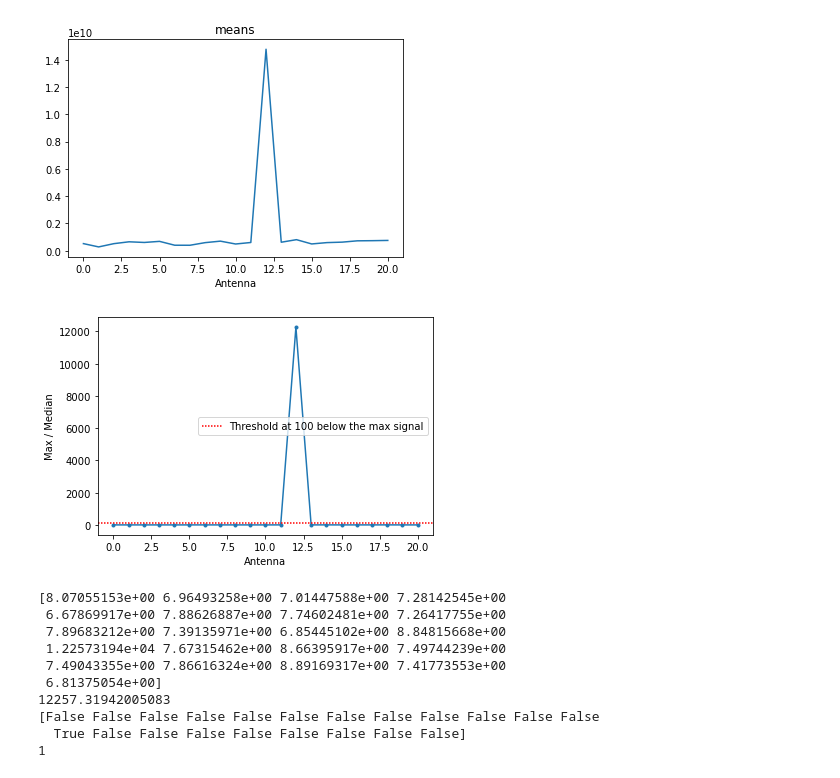
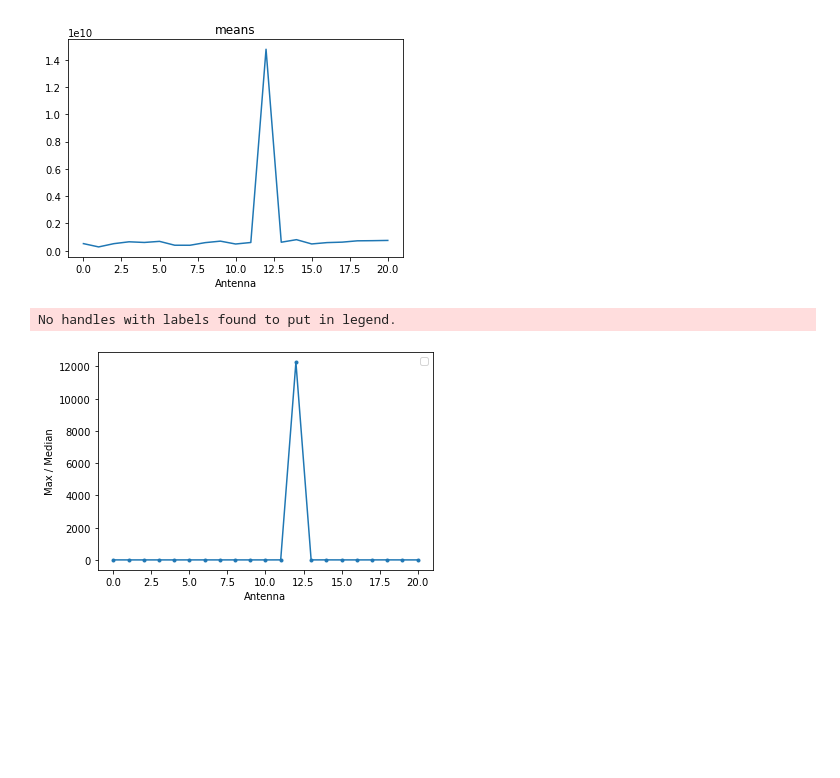
Before and after one commit to talonmyburgh/BL-COSMIC-HighFreq-Search, a Jupyter notebook: stamps/find_high_antennna_power_stamp.ipynb, the cells around one changed output. Cells and saved outputs as stored; diff of their text form; code cells hidden in the pictures; blank space fills up the shorter version.

```diff
--- a/stamps/find_high_antennna_power_stamp.ipynb
+++ b/stamps/find_high_antennna_power_stamp.ipynb
@@ -47,7 +50,7 @@ import socket
 hostname = socket.gethostname()
 
 # Get paths to data
-if hostname == "blpc1":
+if (hostname == "blpc1") or (hostname == "blpc2"):
     DATA_PATH = "/datax/scratch/nstieg/"
     # Define which data you want to look at
     BFR_PATH = DATA_PATH + "23A-362.sb43789194.eb44583327.60212.544836180554.9.1.AC.C704.0000.bfr5"
@@ -126,32 +129,13 @@ for stat, name in [(medians, "medians"), (maxes, "maxes"), (mins, "mins"), (mean
 # %%
 plt.plot(range(21), maxes / medians, marker='.')
 antenna_signal_threshold = 100
-plt.axhline(max(maxes / medians) / antenna_signal_threshold, c='r', dashes=[1, 1, 1, 1], label=f"Threshold at {antenna_signal_threshold}x below the max signal")
 plt.ylabel("Max / Median")
 plt.xlabel("Antenna")
 plt.legend()
 plt.show()
 # %% [output]
+No handles with labels found to put in legend.
-[figure, old version]
+[figure, new version]
-# %%
-max_median_ratio = maxes / medians
-print(max_median_ratio)
-max_of_max_median_ratio = max(max_median_ratio)
-print(max_of_max_median_ratio)
-print(max_median_ratio >= max_of_max_median_ratio / 100)
-num_above_100x_threshold = sum(max_median_ratio >= max_of_max_median_ratio / 100)
-print(num_above_100x_threshold)
-# %% [output]
-[8.07055153e+00 6.96493258e+00 7.01447588e+00 7.28142545e+00
- 6.67869917e+00 7.88626887e+00 7.74602481e+00 7.26417755e+00
- 7.89683212e+00 7.39135971e+00 6.85445102e+00 8.84815668e+00
- 1.22573194e+04 7.67315462e+00 8.66395917e+00 7.49744239e+00
- 7.49043355e+00 7.86616324e+00 8.89169317e+00 7.41773553e+00
- 6.81375054e+00]
-12257.31942005083
-[False False False False False False False False False False False False
-  True False False False False False False False False]
-1
 # %%
 rearranged_antenna_powers = antenna_powers.transpose(2, 0, 1)
 snr_and_signals = pd.DataFrame(np.array([stamp.snr_and_signal(antenna_power) for antenna_power in rearranged_antenna_powers]),
```
Also changed, not shown: parts of 36 cells of this notebook, 14 other files.
